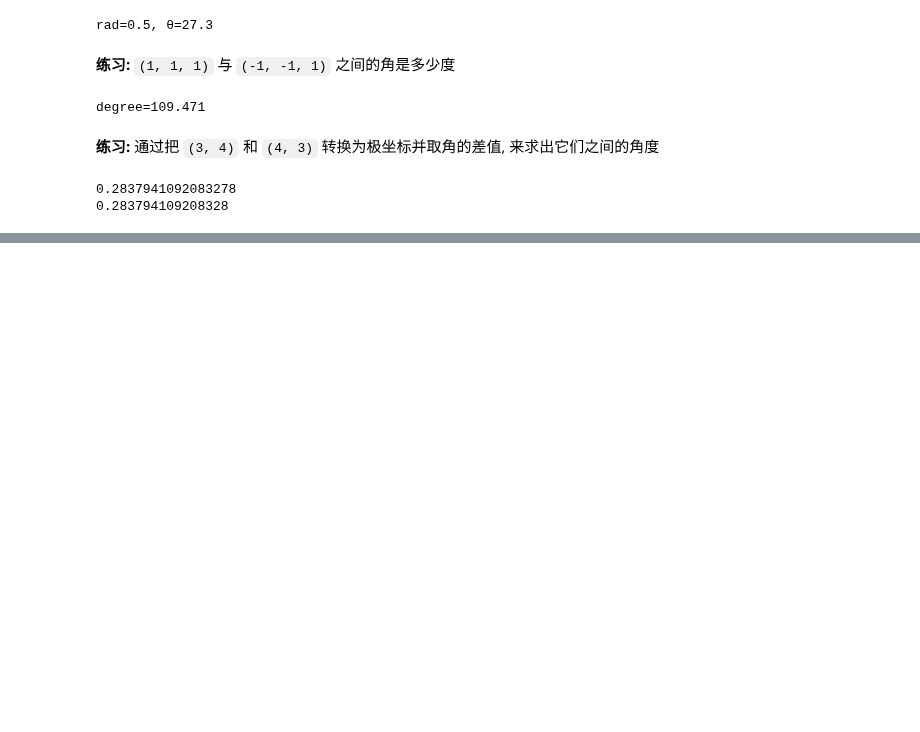
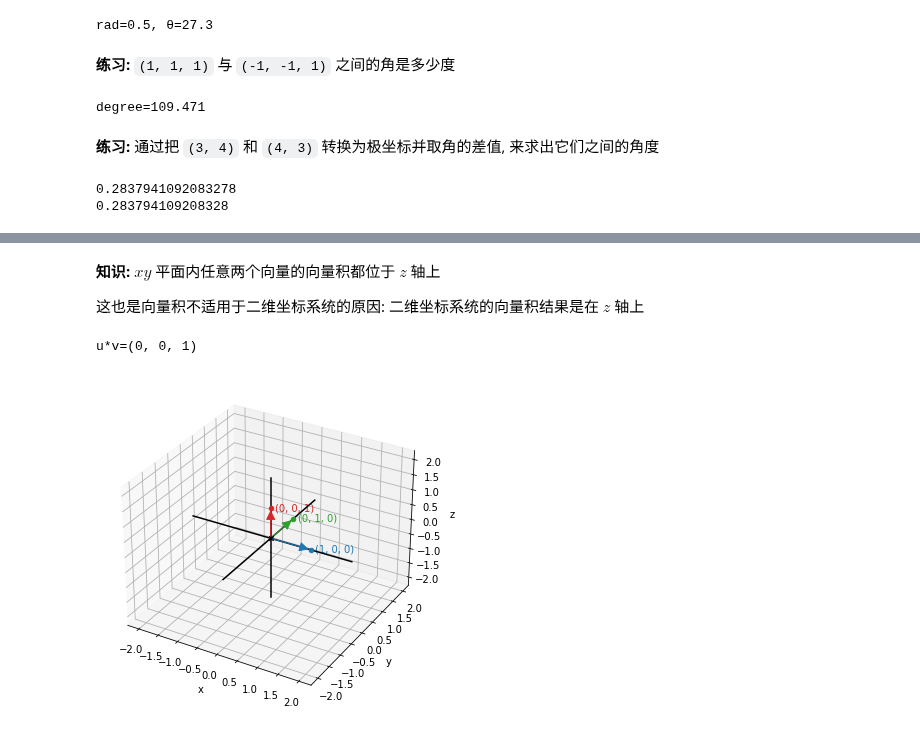
Before and after one commit to alvin-qh/study-python, a Jupyter notebook: math/notebooks/vector3d/measure.ipynb, the cells around one changed output, grey strips where cells are left out. Drawn from its saved outputs; the diff is of its cells as text; code cells hidden in the pictures; blank space fills up the shorter version.

Commit message:
[math] add vector calculate demo

```diff
--- a/math/notebooks/vector3d/measure.ipynb
+++ b/math/notebooks/vector3d/measure.ipynb
@@ -734,0 +749,41 @@ print(f"{angle_between(u, v)}")
+# %%
+def cross(u: Vector3D, v: Vector3D) -> Vector3D:
+    """
+    计算三维向量的向量积
+
+    这个公式不能很好地推广到其他维度. 它要求输入向量必须有三个分量
+
+    Args:
+        u (Vector3D): 三维向量 1
+        v (Vector3D): 三维向量 2
+
+    Returns:
+        Vector3D: 两个三维向量的向量积
+    """
+    ux, uy, uz = u
+    vx, vy, vz = v
+    return (uy * vz - uz * vy, uz * vx - ux * vz, ux * vy - uy * vx)
+# %% [markdown]
+**知识:** $xy$ 平面内任意两个向量的向量积都位于 $z$ 轴上
+
+这也是向量积不适用于二维坐标系统的原因: 二维坐标系统的向量积结果是在 $z$ 轴上
+# %%
+# 定义两个三维向量, u 在 x 轴上, v 在 y 轴上
+u, v = (1, 0, 0), (0, 1, 0)
+
+# 计算向量积
+uv = cross(u, v)
+print(f"u*v={uv}")
+
+# 绘制向量积结果
+draw3d(
+    Points3D(u, color=Color.blue),
+    Arrow3D(u, color=Color.blue),
+    Points3D(v, color=Color.green),
+    Arrow3D(v, color=Color.green),
+    Points3D(uv, color=Color.red),
+    Arrow3D(uv, color=Color.red),
+)
+# %% [output]
+u*v=(0, 0, 1)
+[figure, added]
```
Also changed, not shown: parts of 13 cells of this notebook, 3 other files.
